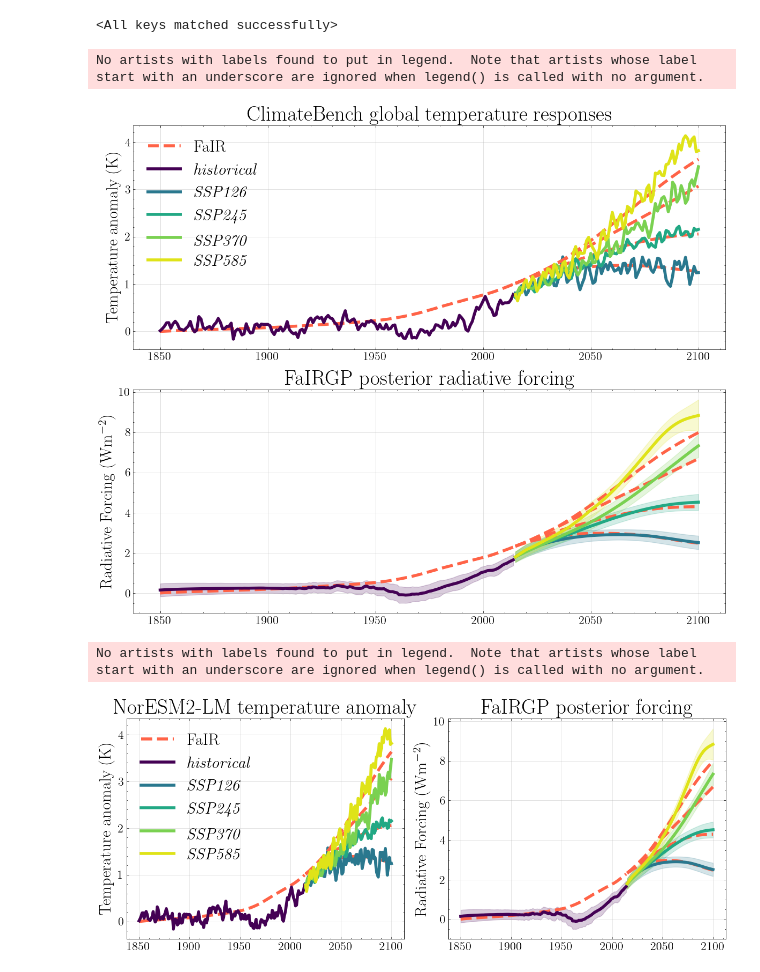
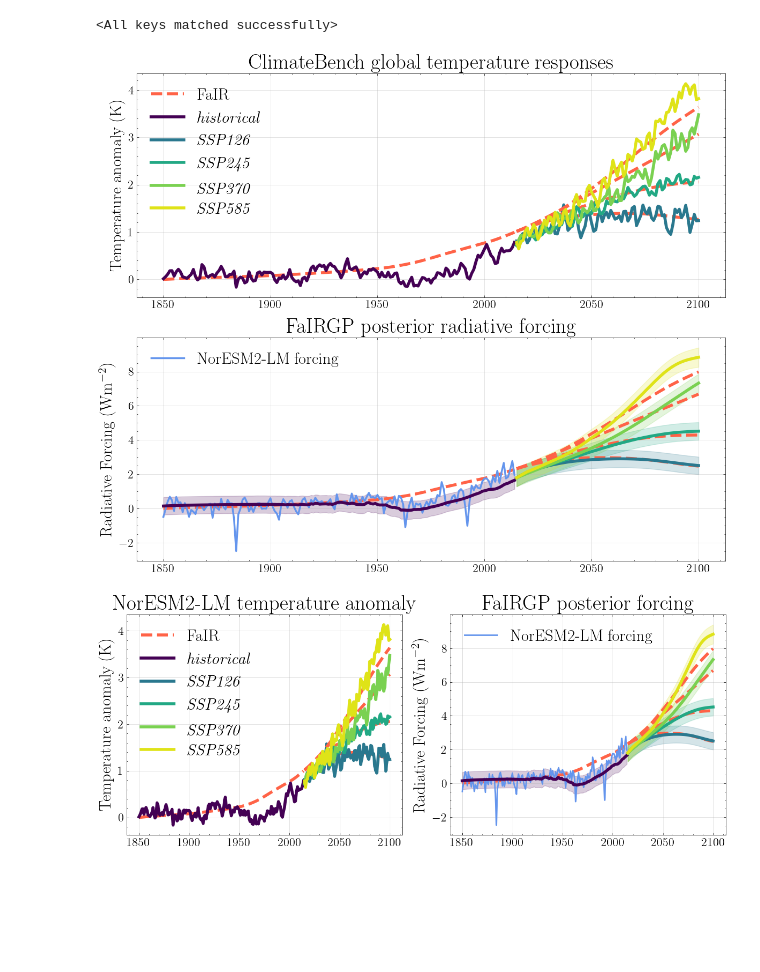
Before and after one commit to shahineb/FaIRGP, a Jupyter notebook: notebooks/forcing-posterior-global-paper-plots.ipynb, the cells around one changed output. Drawn from its saved outputs; the diff is of its cells as text; code cells hidden in the pictures; blank space fills up the shorter version.

```diff
--- a/notebooks/forcing-posterior-global-paper-plots.ipynb
+++ b/notebooks/forcing-posterior-global-paper-plots.ipynb
@@ -22,5 +25,10 @@ from src.structures import Scenario, ScenarioDataset
 # %% [output]
 [interactive output not drawn]
+# %%
+xr_forcing = xr.open_dataarray('../data/forcing.nc')
+weights = np.cos(np.deg2rad(xr_forcing.lat))
+xr_forcing_glob = xr_forcing.weighted(weights).mean(['lat', 'lon'])
+groundtruth_historical_forcing = torch.from_numpy(xr_forcing_glob.values).float()
 # %%
 train_cfg = {'dataset' : {'dirpath': '../data/',
                           'keys': ['historical', 'ssp126', 'ssp245', 'ssp370', 'ssp585']}
@@ -42,13 +50,15 @@ test_scenarios = test_data.scenarios
 for s in test_scenarios.scenarios.values():
     s.name = s.name + '-test'
 # %%
+observation_noise = 0.5**2
+
 with torch.no_grad():
-#     posterior_F = fairgpmodel.forcing_posterior(test_scenarios)
+    posterior_F = fairgpmodel.forcing_posterior(test_scenarios)
     posterior_mean = posterior_F.mean
     posterior_lb, posterior_ub = posterior_F.confidence_region()
-    posterior_stddev = posterior_F.stddev
-    posterior_lb = posterior_mean - 3 * posterior_stddev
-    posterior_ub = posterior_mean + 3 * posterior_stddev
+    posterior_var = posterior_F.variance
+    posterior_lb = posterior_mean - torch.sqrt(posterior_var + observation_noise)
+    posterior_ub = posterior_mean + torch.sqrt(posterior_var + observation_noise)
 # %%
 mT = fairgpmodel._compute_mean(test_scenarios)
 mF = fairgpmodel._compute_forcing_mean(test_scenarios)
@@ -80,6 +90,8 @@ ax[0].set_title(r'ClimateBench global temperature responses', fontsize=28)
 
 ax[1].plot(test_scenarios.hist_scenario.timesteps,
            mF[test_scenarios.full_slices['historical']], color='tomato', ls='--', lw=4)
+ax[1].plot(test_scenarios.hist_scenario.timesteps,
+           groundtruth_historical_forcing, color='cornflowerblue', lw=2.5, label='NorESM2-LM forcing')
 ax[1].plot(test_scenarios.hist_scenario.timesteps,
            posterior_mean[test_scenarios.full_slices['historical']], color=forcing_colors[0], lw=4)
 ax[1].fill_between(test_scenarios.hist_scenario.timesteps,
@@ -89,37 +101,36 @@ ax[1].fill_between(test_scenarios.hist_scenario.timesteps,
 
 for i, key in enumerate(['ssp126', 'ssp245', 'ssp370', 'ssp585']):
     ax[0].plot(test_scenarios[key].timesteps,
                mT[foo[i]], color='tomato', ls='--', lw=4)
     ax[0].plot(test_scenarios[key].timesteps,
                test_scenarios[key].tas, lw=4, color=tas_colors[i + 1], label=f'$\it {key.upper()}$')
 
     ax[1].plot(test_scenarios[key].timesteps,
                mF[foo[i]], color='tomato', ls='--', lw=4)
     ax[1].plot(test_scenarios[key].timesteps,
                posterior_mean[foo[i]], color=forcing_colors[i + 1], lw=4)
     ax[1].fill_between(test_scenarios[key].timesteps,
                        posterior_lb[foo[i]],
                        posterior_ub[foo[i]], alpha=0.2, color=forcing_colors[i + 1])
 
 
 ax[1].tick_params(labelsize=16)
 ax[1].set_ylabel(r'Radiative Forcing (Wm$^{-2}$)', fontsize=22)
 ax[1].grid(alpha=0.5)
 ax[1].set_title(r'FaIRGP posterior radiative forcing', fontsize=28)
 
 
 
-legend = ax[0].legend(loc='upper left', fontsize=22)
+ax[0].legend(loc='upper left', fontsize=22)
 # legend.legendHandles[4].set_alpha(0.4)
 
 ax[1].legend(loc='upper left', fontsize=22)
 
 plt.tight_layout()
-plt.savefig('./figures/forcing-posterior-paper-figure.png', dpi=200)
+# plt.savefig('./figures/forcing-posterior-paper-figure.png', dpi=200)
 plt.show()
 # %% [output]
-No artists with labels found to put in legend.  Note that artists whose label start with an underscore are ignored when legend() is called with no argument.
-[figure, old version]
+[figure, new version]
 # %%
 fig, ax = plt.subplots(1, 2, figsize=(12, 5))
 
@@ -136,6 +147,8 @@ ax[0].set_title(r'NorESM2-LM temperature anomaly', fontsize=28)
 
 ax[1].plot(test_scenarios.hist_scenario.timesteps,
            mF[test_scenarios.full_slices['historical']], color='tomato', ls='--', lw=4)
+ax[1].plot(test_scenarios.hist_scenario.timesteps,
+           groundtruth_historical_forcing, color='cornflowerblue', lw=2, label='NorESM2-LM forcing')
 ax[1].plot(test_scenarios.hist_scenario.timesteps,
            posterior_mean[test_scenarios.full_slices['historical']], color=forcing_colors[0], lw=4)
 ax[1].fill_between(test_scenarios.hist_scenario.timesteps,
@@ -171,8 +184,7 @@ legend = ax[0].legend(loc='upper left', fontsize=22)
 ax[1].legend(loc='upper left', fontsize=22)
 
 plt.tight_layout()
-plt.savefig('../sandbox/figures/forcing-posterior.png', dpi=200)
+# plt.savefig('./figures/forcing-posterior-paper-figure-transpose.png', dpi=200)
 plt.show()
 # %% [output]
-No artists with labels found to put in legend.  Note that artists whose label start with an underscore are ignored when legend() is called with no argument.
-[figure, old version]
+[figure, new version]
```
Also changed, not shown: parts of 12 cells of this notebook, 11 other files.
